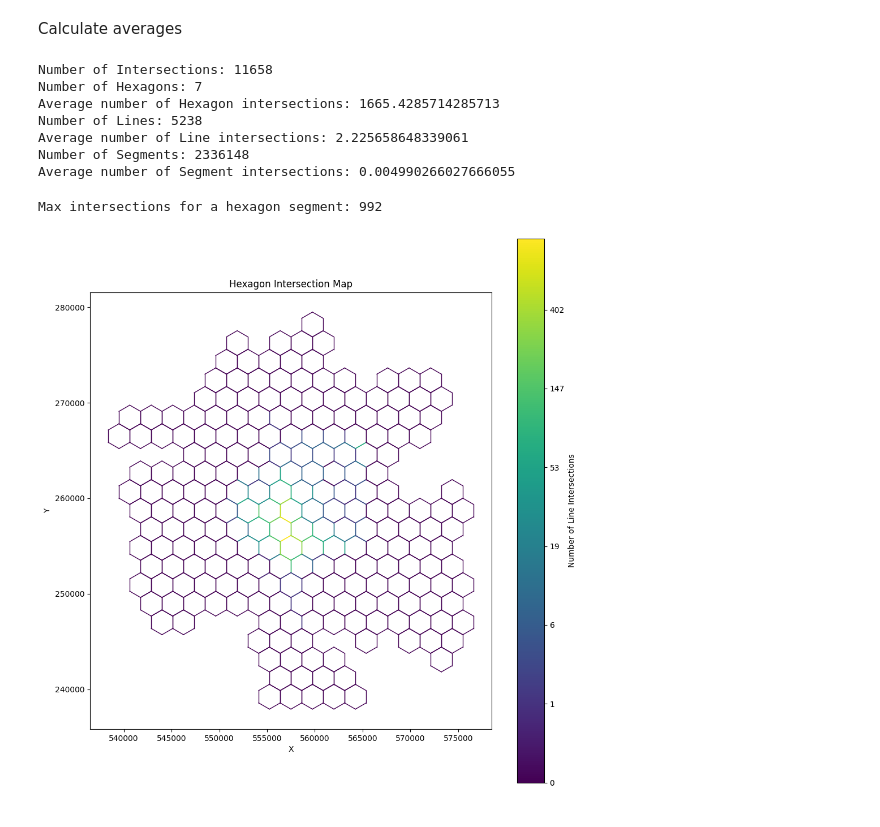
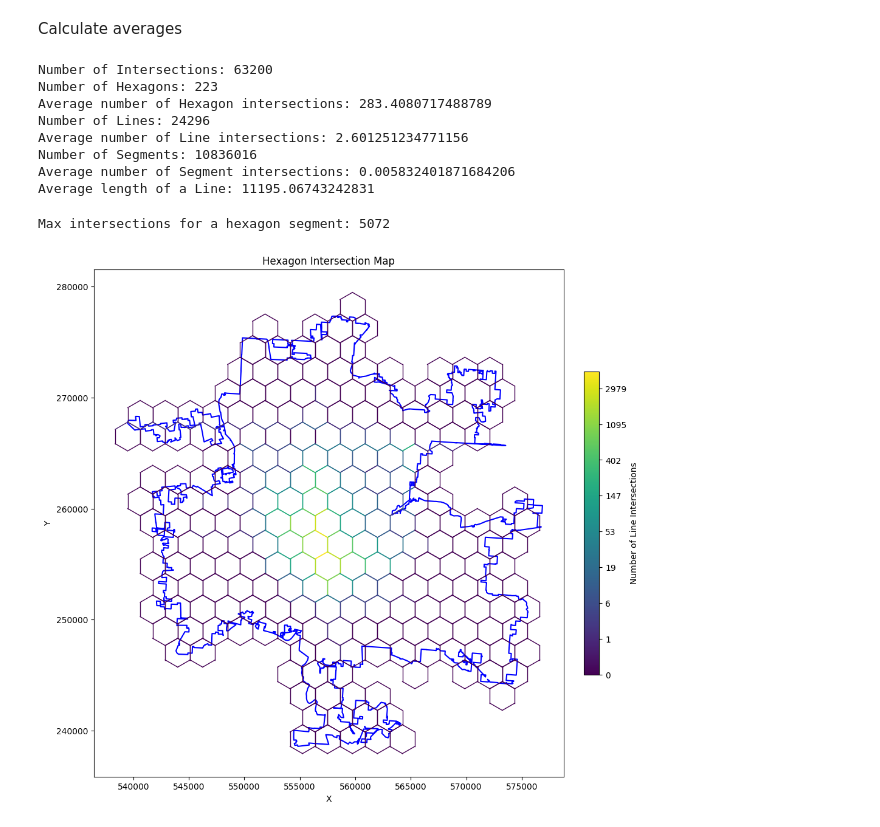
Before and after one commit to 666Xiao666/GEO877-FS24-McKenzie, a Jupyter notebook: hexagon_analysis.ipynb, the cells around one changed output. Cells and saved outputs as stored; diff of their text form; code cells hidden in the pictures.

```diff
--- a/hexagon_analysis.ipynb
+++ b/hexagon_analysis.ipynb
@@ -7,8 +7,10 @@ import matplotlib.pyplot as plt
 from matplotlib import colormaps as cmaps
 import numpy as np
 from matplotlib.ticker import FuncFormatter
-file_path = '/Users/benedikt/Documents/GitHub/GEO877-FS24-McKenzie/CoGo_Bikerental_Colorado_US/cleaned_data/cleaned202007-cogo-tripdata.csv'
-geojson_file_path = '/Users/benedikt/Documents/GitHub/GEO877-FS24-McKenzie/CoGo_Bikerental_Colorado_US/Corporate_Boundary.geojson'
+import pandas as pd
+
+file_path = '/Users/benedikt/Documents/GitHub/GEO877-FS24-McKenzie/data/cleaned_data/cleaned_July-cogo-tripdata.csv'
+geojson_file_path = '/Users/benedikt/Documents/GitHub/GEO877-FS24-McKenzie/data/Corporate_Boundary.geojson'
 cmap = cmaps['viridis']
 # %% [markdown]
 Convert the data to the Albers equal-area projection. The function will be used in later steps of the analysis.
@@ -289,12 +288,12 @@ class createIntersections:
             x_coords = [coord[0] for coord in line_coords]
             y_coords = [coord[1] for coord in line_coords]
 
+
             line_dict = {
                 'line_coords': line_coords,
                 'x_coords': x_coords,
                 'y_coords': y_coords
             }
-
 
             self.lines.append(line_dict)
 
@@ -363,6 +362,9 @@ class createIntersections:
         for line in self.lines:
             plt.plot(line['x_coords'], line['y_coords'], color='red', linewidth=1)
 
+        plt.xlim(538000, 577000)
+        plt.ylim(237500, 280000)
+
         plt.title('Columbus Boundary, Hexagons, and Lines in NAD83 / California Albers Projection')
         plt.xlabel('X (meters)')
         plt.ylabel('Y (meters)')
@@ -429,7 +431,7 @@ total_intersections = len(intersections)
 
 #count the hexagons
 hex_count = 0
-for hex in hexagon:
+for hex in columbus_hexagons:
     hex_count += 1
 
 #calculate the average intersections per hexagin
@@ -460,14 +462,26 @@ avg_seg_intersections = total_intersections / seg_count
 #print
 print(f"Number of Segments: {seg_count}")
 print(f"Average number of Segment intersections: {avg_seg_intersections}")
+
+
+
+distances = [row['distance'] for row in results]
+distance = 0
+for dist in distances:
+    distance += dist
+
+avg_line_length = distance / lines_count
+
+print(f"Average length of a Line: {avg_line_length}")
 # %% [output]
-Number of Intersections: 11658
-Number of Hexagons: 7
-Average number of Hexagon intersections: 1665.4285714285713
-Number of Lines: 5238
-Average number of Line intersections: 2.225658648339061
-Number of Segments: 2336148
-Average number of Segment intersections: 0.004990266027666055
+Number of Intersections: 63200
+Number of Hexagons: 223
+Average number of Hexagon intersections: 283.4080717488789
+Number of Lines: 24296
+Average number of Line intersections: 2.601251234771156
+Number of Segments: 10836016
+Average number of Segment intersections: 0.005832401871684206
+Average length of a Line: 11195.06743242831
 # %%
 # Initialize a dictionary to count intersections for each hexagon segment
 hex_segment_intersections = {}
@@ -499,7 +513,7 @@ max_intersections = max(hex_segment_intersections.values(), default=0)
 # Print the result for debugging
 print(f"Max intersections for a hexagon segment: {max_intersections}")
 # %% [output]
-Max intersections for a hexagon segment: 992
+Max intersections for a hexagon segment: 5072
 # %%
 # Create a figure and axis
 fig, ax = plt.subplots(figsize=(10, 10))
@@ -524,40 +538,43 @@ for hex_coords in columbus_hexagons:
         plot_data.append(((xs[i], xs[i + 1]), (ys[i], ys[i + 1]), intersection_count))
         intersection_counts.append(intersection_count)
 
+xs, ys = zip(*columbus_bd)
+plt.plot(xs, ys, 'b-')
+
 # Apply logarithmic scaling to intersection counts for better color differentiation
 log_intersection_counts = np.log1p(intersection_counts)  # Use log1p to handle zero counts
 
 # Get the maximum log-transformed intersection count for normalization
 max_log_intersections = np.max(log_intersection_counts)
 
 # Plot the hexagon with colored segments using logarithmic color scale
 for ((x1, x2), (y1, y2), intersection_count), log_count in zip(plot_data, log_intersection_counts):
     color_value = log_count / max_log_intersections if max_log_intersections > 0 else 0
     ax.plot([x1, x2], [y1, y2], color=cmap(color_value), linewidth=1)
 
 # Set the title and axis labels
 ax.set_title('Hexagon Intersection Map')
 ax.set_xlabel('X')
 ax.set_ylabel('Y')
 
 # Set equal aspect ratio
 ax.set_aspect('equal')
 
-# Create a colorbar with logarithmic scale
+# Create a colorbar with logarithmic scale to make the data more visible (due to a high number of low values)
 sm = plt.cm.ScalarMappable(cmap=cmap, norm=plt.Normalize(vmin=0, vmax=max_log_intersections))
 sm.set_array([])
-cbar = fig.colorbar(sm, ax=ax)
+cbar = fig.colorbar(sm, ax=ax, fraction=0.03, pad=0.04)
 
-# Custom formatter to display original counts on colorbar
+# Show total counts instead of logarithmic scale
 def log_tick_formatter(x, pos):
     return f"{int(np.exp(x) - 1):d}"
 
 cbar.set_label('Number of Line Intersections')
 cbar.formatter = FuncFormatter(log_tick_formatter)
 cbar.update_ticks()
 
 # Display the plot
 plt.tight_layout()
 plt.show()
 # %% [output]
-[figure, old version]
+[figure, new version]
```
Also changed, not shown: parts of 4 cells of this notebook, 3 other files.
